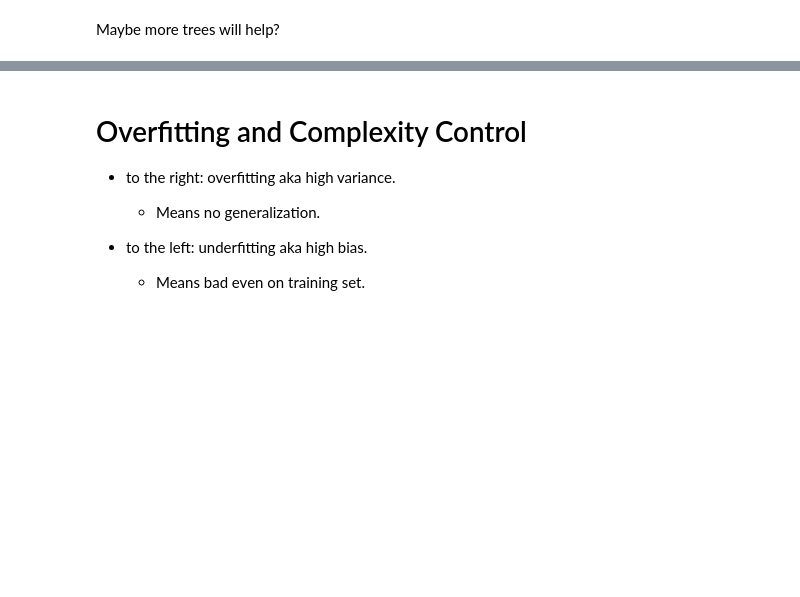
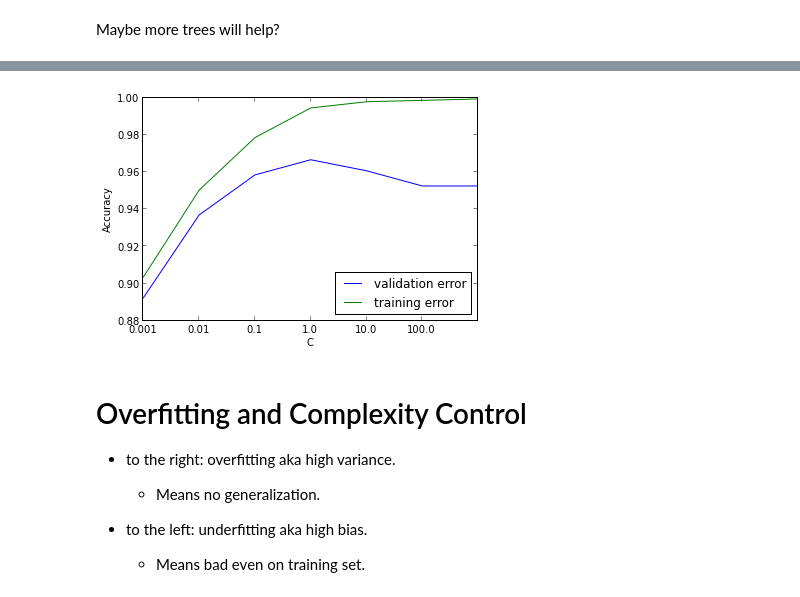
Before and after one commit to amueller/sklearn_tutorial, a Jupyter notebook: presentation.ipynb, the cells around one changed output, grey strips where cells are left out. Saved outputs shown, nothing was run; the diff lists cells and outputs as text; code cells hidden in the pictures; blank space fills up the shorter version.

Commit message:
Replace KNN by LinearSVC for nice overfitting curve

```diff
--- a/presentation.ipynb
+++ b/presentation.ipynb
@@ -211,7 +211,7 @@ knn = KNeighborsClassifier(n_neighbors=3)
 <br>
 Fit the model using the known labels.
 # %%
-knn.fit(X_train, y_train);
+svm.fit(X_train, y_train);
 # %% [markdown]
 <br>
 Apply the model. For supervised algorithms, this is ``predict``.
@@ -240,11 +240,11 @@ Builds many randomized decision trees and averages their results.
 # %% [markdown]
 Instantiate the model.
 # %%
-clf = RandomForestClassifier()
+rf = RandomForestClassifier()
 # %% [markdown]
 Fit the model.
 # %%
-clf.fit(X_train, y_train);
+rf.fit(X_train, y_train);
 # %% [markdown]
 Evaluate.
 # %%
@@ -282,5 +283,5 @@ Adjust important parameters using grid search
 # %%
 from sklearn.grid_search import GridSearchCV
-param_grid = {'max_features': np.arange(1, 64, 5)}
-grid_search = GridSearchCV(clf, param_grid=param_grid, verbose=3, compute_training_score=True, cv=3)
+param_grid = {'C': 10. ** np.arange(-3, 4)}
+grid_search = GridSearchCV(svm, param_grid=param_grid, verbose=3, compute_training_score=True, cv=3)
 # %%
@@ -354,3 +315,12 @@ print(grid_search.best_score_)
+# %%
+plt.plot([c.mean_test_score for c in grid_search.cv_scores_], label="validation error")
+plt.plot([c.mean_training_score for c in grid_search.cv_scores_], label="training error")
+plt.xticks(np.arange(6), param_grid['C'])
+plt.xlabel("C")
+plt.ylabel("Accuracy")
+plt.legend(loc='best');
+# %% [output]
+[figure, added]
 # %% [markdown]
 Overfitting and Complexity Control
 ==================================
```
Also changed, not shown: parts of 21 cells of this notebook.
